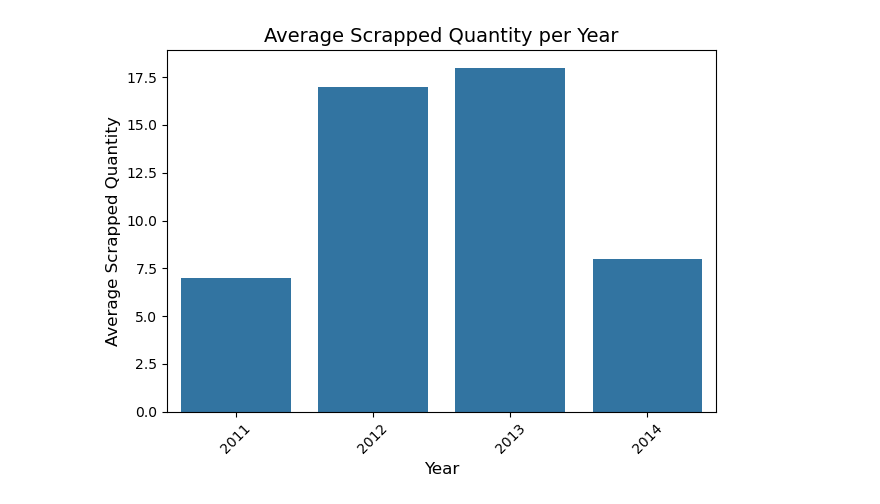
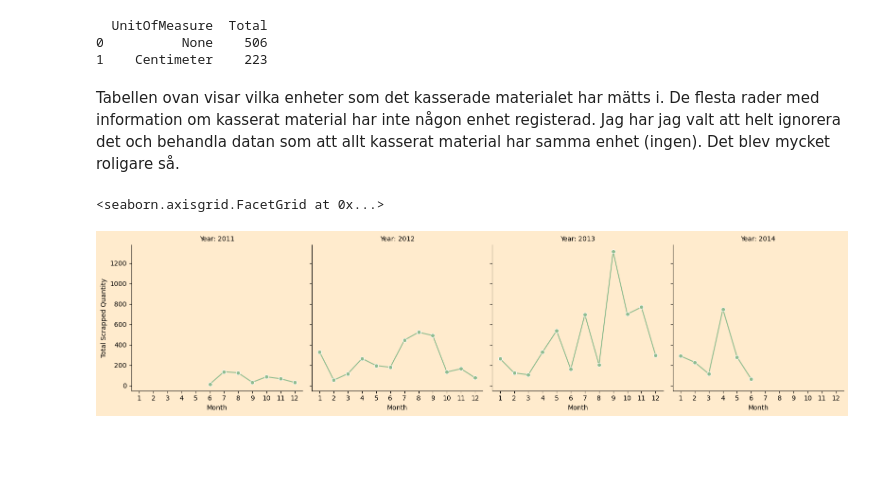
Before and after one commit to SisselN/ds24_sql, a Jupyter notebook: kunskapskontroll_sql.ipynb, the cells around one changed output. Cells and saved outputs as stored; diff of their text form; code cells hidden in the pictures; blank space fills up the shorter version.

```diff
--- a/kunskapskontroll_sql.ipynb
+++ b/kunskapskontroll_sql.ipynb
@@ -62,21 +119,58 @@ print(scrapOverview)
-# %%
-# Kasserat material i medeltal fördelat per år (2011-2014)
-
-scrap_mean_yearly_query = """
-SELECT YEAR(EndDate) AS ScrapYear, AVG(ScrappedQty) AS AvgScrap
-FROM Production.WorkOrder
-WHERE ScrappedQty > 0
-GROUP BY YEAR(EndDate);
-"""
-
-yearlyScrapMean = pd.read_sql(scrap_mean_yearly_query, engine)
-
-# Barplot
-sns.barplot(data=yearlyScrapMean, x='ScrapYear', y='AvgScrap')
-plt.title("Average Scrapped Quantity per Year", fontsize=14)
-plt.xlabel("Year", fontsize=12)
-plt.ylabel("Average Scrapped Quantity", fontsize=12)
-plt.xticks(rotation=45)
-plt.tight_layout()
-# %% [output]
-[figure, removed]
+# %%
+# Enhet
+enhetsQuery = """SELECT
+    U.Name AS UnitOfMeasure
+    ,COUNT(*) AS Total
+FROM
+    Production.WorkOrder AS W
+INNER JOIN
+    Production.Product AS P
+    ON W.ProductID = P.ProductID
+LEFT JOIN
+    Production.UnitMeasure AS U
+    ON P.SizeUnitMeasureCode = U.UnitMeasureCode
+WHERE
+    W.ScrappedQty > 0
+GROUP BY
+	U.Name
+ORDER BY Total DESC;
+"""
+enheter = pd.read_sql(enhetsQuery, engine)
+print(enheter)
+# %% [output]
+  UnitOfMeasure  Total
+0          None    506
+1    Centimeter    223
+# %% [markdown]
+Tabellen ovan visar vilka enheter som det kasserade materialet har mätts i. De flesta rader med information om kasserat material har inte någon enhet registerad. Jag har jag valt att helt ignorera det och behandla datan som att allt kasserat material har samma enhet (ingen). Det blev mycket roligare så.
+# %%
+scrap_monthly_query = """
+SELECT
+    YEAR(EndDate) AS ScrapYear
+    ,MONTH(EndDate) AS ScrapMonth
+    ,SUM(ScrappedQty) AS TotalScrap
+FROM
+    Production.WorkOrder
+WHERE
+    ScrappedQty > 0
+GROUP BY
+    YEAR(EndDate), MONTH(EndDate)
+ORDER BY
+    ScrapYear, ScrapMonth;
+"""
+
+scrap_data = pd.read_sql(scrap_monthly_query, engine)
+scrap_data['YearMonth'] = scrap_data['ScrapYear'].astype(str) + '-' + scrap_data['ScrapMonth'].astype(str).str.zfill(2)
+
+g = sns.FacetGrid(scrap_data, col="ScrapYear", col_wrap=4, height=4)
+g.map(sns.lineplot, "ScrapMonth", "TotalScrap", color='darkseagreen', marker='o')
+g.set_axis_labels("Month", "Total Scrapped Quantity")
+g.set_titles("Year: {col_name}")
+g.set(xticks=list(range(1, 13)))
+plt.gcf().set_facecolor('blanchedalmond')
+for ax in g.axes.flat:
+    ax.set_facecolor('blanchedalmond')
+g.tight_layout()
+# %% [output]
+<seaborn.axisgrid.FacetGrid at 0x...>
+[figure, added]
```
Also changed, not shown: parts of 25 cells of this notebook, 1 other file.
